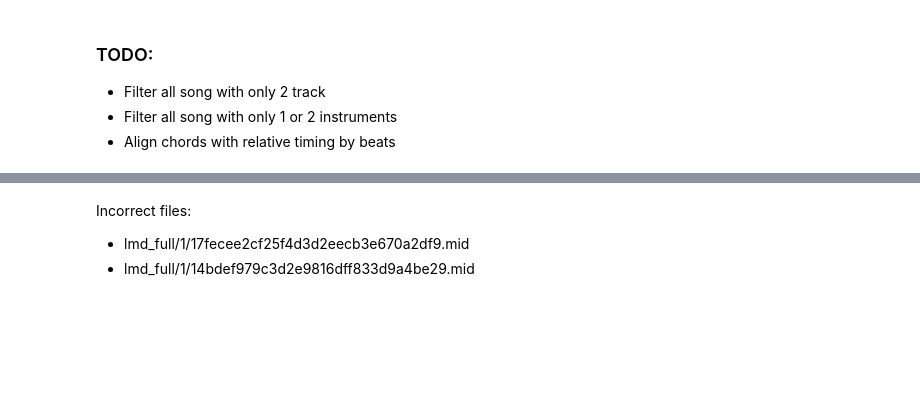
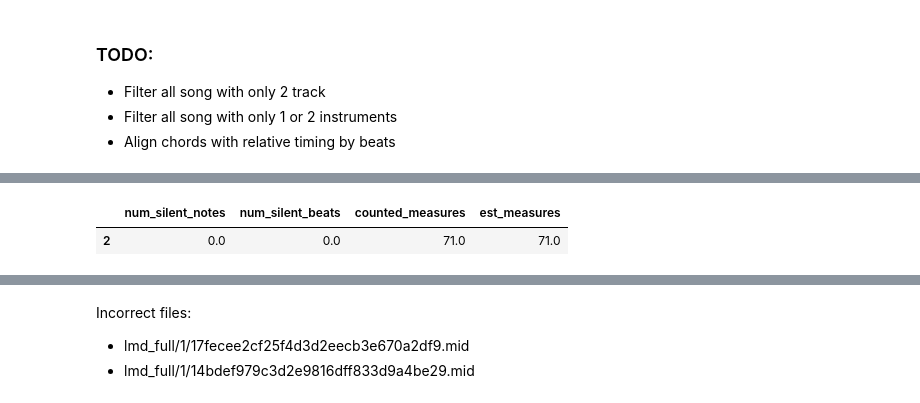
Before and after one commit to ruathudo/musiclm, a Jupyter notebook: notebooks/preprocessing.ipynb, the cells around one changed output, grey strips where cells are left out. Saved outputs shown, nothing was run; the diff lists cells and outputs as text; code cells hidden in the pictures; blank space fills up the shorter version.

```diff
--- a/notebooks/preprocessing.ipynb
+++ b/notebooks/preprocessing.ipynb
@@ -279,2 +173,2 @@ df_test = extract_midi_metadata_to_df(df.head(10))
 # %%
-df3 = extract_midi_metadata_to_df(df2)
+df3.head()
@@ -293,7 +185,7 @@ df3.head()
 # %%
 
 
-def count_initial_silence_notes(path, silence_threshold_beats=8):
+def count_initial_silence_notes(path, silence_threshold_beats=16):
     """
     Count how many notes/rests are silent at the very beginning of a MIDI file.
 
@@ -307,6 +199,22 @@ def count_initial_silence_notes(path, silence_threshold_beats=8):
     file_path = os.path.join(DATA_PATH, path)
     score = converter.parse(file_path)
     flat = score.flatten().notesAndRests.stream()
+    ts = flat.getTimeSignatures()[0]
+
+    total_duration = flat.highestTime  # Total duration in quarter lengths
+    # measure_length = ts.barDuration.quarterLength  # e.g., 4.0 for 4/4
+
+    beats_per_measure = ts.numerator
+    beat_unit = ts.beatDuration.quarterLength  # e.g., 1 for quarter note, 0.5 for eighth
+
+    measure_length = beats_per_measure * beat_unit
+
+    estimated_measures = int(total_duration / measure_length)  # round up
+    # measures_count = 0
+    # if len(score.parts) > 0:
+    #     part = score.parts[0]
+    #     measures = part.recurse().getElementsByClass(stream.Measure)
+    #     measures_count = len(measures)
 
     silent_count = 0
     accumulated_beats = 0.0
@@ -328,7 +236,11 @@ def count_initial_silence_notes(path, silence_threshold_beats=8):
         if accumulated_beats > silence_threshold_beats:
             break
 
-    return silent_count
+    return pd.Series({
+        "num_silent_notes": silent_count,
+        "num_silent_beats": accumulated_beats,
+        "num_measures": estimated_measures
+    })
 
 
 def count_slient_notes_to_df(df):
@@ -345,10 +257,10 @@ def count_slient_notes_to_df(df):
     #metadata_df = df['location'].apply(lambda file: pd.Series(extract_midi_metadata(os.path.join(DATA_PATH, file))))
     #n_silence = df['location'].apply(count_initial_silence_notes)
 
-    n_silence = SeriesParallel(df['location'], n_cores=-1, pbar=True).apply(count_initial_silence_notes)
+    df_filtered = SeriesParallel(df['location'], n_cores=-1, pbar=True).apply(count_initial_silence_notes)
 
-    n_silence_series = pd.Series(n_silence, name="initial_silence")
-    print(type(n_silence))
+    # n_silence_series = pd.Series(n_silence, name="num_init_silence")
+    # print(type(n_silence))
     # print(type(metadata_df))
     # Concatenate the original dataframe with the metadata dataframe
-    return pd.concat([df, n_silence_series], axis=1)
+    return pd.concat([df, df_filtered], axis=1)
@@ -355,2 +287,11 @@ def count_slient_notes_to_df(df):
 # %%
 df3 = df3.dropna()
+# %%
+df4 = df3[df3['instrument_summary'].apply(lambda x: len(x) > 0)]
+# %%
+df_test = df4[df4['location'] == 'lmd_full/1/17655598958db48a34cd882f81402568.mid']
+# %%
+df_test['location'].apply(count_initial_silence_notes)
+# %% [output]
+|  | num_silent_notes | num_silent_beats | counted_measures | est_measures |
+| 2 | 0.0 | 0.0 | 71.0 | 71.0 |
```
Also changed, not shown: parts of 21 cells of this notebook, 5 other files.
